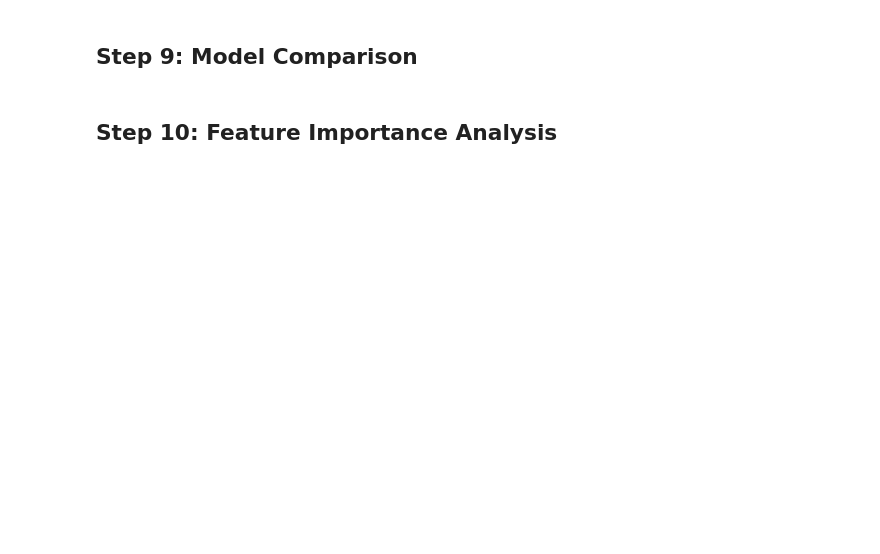
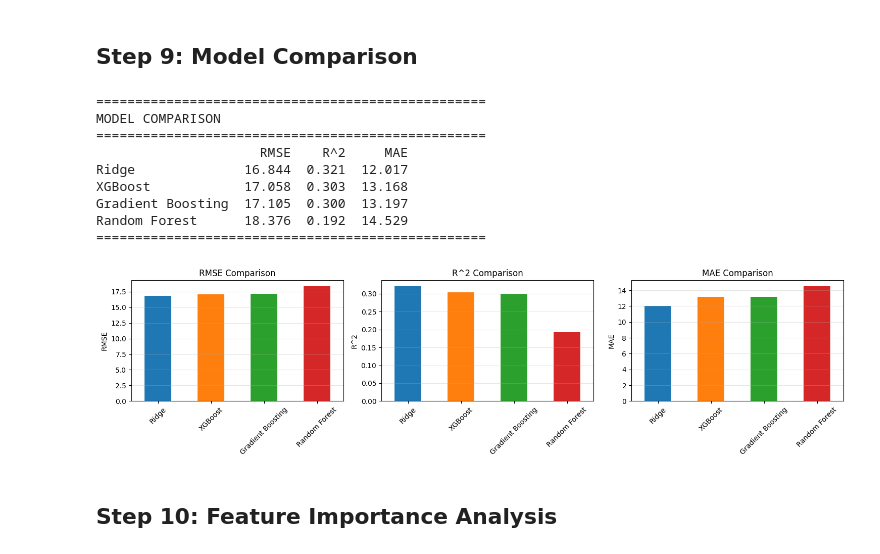
Before and after one commit to yaluk2333/242Amlproject, a Jupyter notebook: code/rf_gb.ipynb, the cells around one changed output. Cells and saved outputs as stored; diff of their text form; code cells hidden in the pictures; blank space fills up the shorter version.

Commit message:
add results

```diff
--- a/code/rf_gb.ipynb
+++ b/code/rf_gb.ipynb
@@ -43,12 +29,8 @@ if XGBOOST_AVAILABLE:
 ## Step 1: Load and Prepare Data
 # %%
 # Load data
-df = pd.read_csv("dataset.csv")
-
-# Basic cleanup
+df = pd.read_csv("../data/dataset.csv")
 df = df.drop_duplicates(subset=["track_id"]).reset_index(drop=True)
-
 print("Dataset loaded successfully")
 print("Shape:", df.shape)
-print("\nFirst few rows:")
 df.head()
@@ -139,12 +162,9 @@ rmse_ridge = np.sqrt(mean_squared_error(y_test, y_pred_ridge))
 r2_ridge = r2_score(y_test, y_pred_ridge)
 mae_ridge = mean_absolute_error(y_test, y_pred_ridge)
 
-print(f"[Ridge Baseline]")
+print(f"Ridge Regression")
 print(f"RMSE: {rmse_ridge:.3f}")
-print(f"R²: {r2_ridge:.3f}")
+print(f"R^2: {r2_ridge:.3f}")
 print(f"MAE: {mae_ridge:.3f}")
 
-# Store results for comparison
-results = {
-    "Ridge": {"RMSE": rmse_ridge, "R²": r2_ridge, "MAE": mae_ridge}
-}
+results = {"Ridge": {"RMSE": rmse_ridge, "R^2": r2_ridge, "MAE": mae_ridge}}
@@ -167,18 +192,15 @@ rf_pipeline = Pipeline(steps=[
     ("model", rf_model)
 ])
 
-print("Training Random Forest...")
 rf_pipeline.fit(X_train, y_train)
-
 y_pred_rf = rf_pipeline.predict(X_test)
-
 rmse_rf = np.sqrt(mean_squared_error(y_test, y_pred_rf))
 r2_rf = r2_score(y_test, y_pred_rf)
 mae_rf = mean_absolute_error(y_test, y_pred_rf)
 
-print(f"\n[Random Forest]")
+print(f"Random Forest")
 print(f"RMSE: {rmse_rf:.3f}")
-print(f"R²: {r2_rf:.3f}")
+print(f"R^2: {r2_rf:.3f}")
 print(f"MAE: {mae_rf:.3f}")
 
-results["Random Forest"] = {"RMSE": rmse_rf, "R²": r2_rf, "MAE": mae_rf}
+results["Random Forest"] = {"RMSE": rmse_rf, "R^2": r2_rf, "MAE": mae_rf}
@@ -201,18 +228,14 @@ gb_pipeline = Pipeline(steps=[
     ("model", gb_model)
 ])
 
-print("Training Gradient Boosting...")
 gb_pipeline.fit(X_train, y_train)
-
 y_pred_gb = gb_pipeline.predict(X_test)
-
 rmse_gb = np.sqrt(mean_squared_error(y_test, y_pred_gb))
 r2_gb = r2_score(y_test, y_pred_gb)
 mae_gb = mean_absolute_error(y_test, y_pred_gb)
 
-print(f"\n[Gradient Boosting]")
+print(f"Gradient Boosting")
 print(f"RMSE: {rmse_gb:.3f}")
-print(f"R²: {r2_gb:.3f}")
+print(f"R^2: {r2_gb:.3f}")
 print(f"MAE: {mae_gb:.3f}")
-
-results["Gradient Boosting"] = {"RMSE": rmse_gb, "R²": r2_gb, "MAE": mae_gb}
+results["Gradient Boosting"] = {"RMSE": rmse_gb, "R^2": r2_gb, "MAE": mae_gb}
@@ -260,28 +286,39 @@ else:
 # %%
 # Create comparison dataframe
 comparison_df = pd.DataFrame(results).T
 comparison_df = comparison_df.round(3)
 comparison_df = comparison_df.sort_values("RMSE")
 
 print("=" * 50)
 print("MODEL COMPARISON")
 print("=" * 50)
 print(comparison_df.to_string())
 print("=" * 50)
 
 # Visualize comparison
 fig, axes = plt.subplots(1, 3, figsize=(15, 4))
 
-metrics = ['RMSE', 'R²', 'MAE']
+metrics = ['RMSE', 'R^2', 'MAE']
 for idx, metric in enumerate(metrics):
     comparison_df[metric].plot(kind='bar', ax=axes[idx], color=['#1f77b4', '#ff7f0e', '#2ca02c', '#d62728'][:len(comparison_df)])
     axes[idx].set_title(f'{metric} Comparison')
     axes[idx].set_ylabel(metric)
     axes[idx].tick_params(axis='x', rotation=45)
     axes[idx].grid(axis='y', alpha=0.3)
 
 plt.tight_layout()
 plt.show()
+# %% [output]
+==================================================
+MODEL COMPARISON
+==================================================
+                     RMSE    R^2     MAE
+Ridge              16.844  0.321  12.017
+XGBoost            17.058  0.303  13.168
+Gradient Boosting  17.105  0.300  13.197
+Random Forest      18.376  0.192  14.529
+==================================================
+[figure, added]
 # %% [markdown]
 ## Step 10: Feature Importance Analysis
 # %%
```
Also changed, not shown: parts of 14 cells of this notebook.
